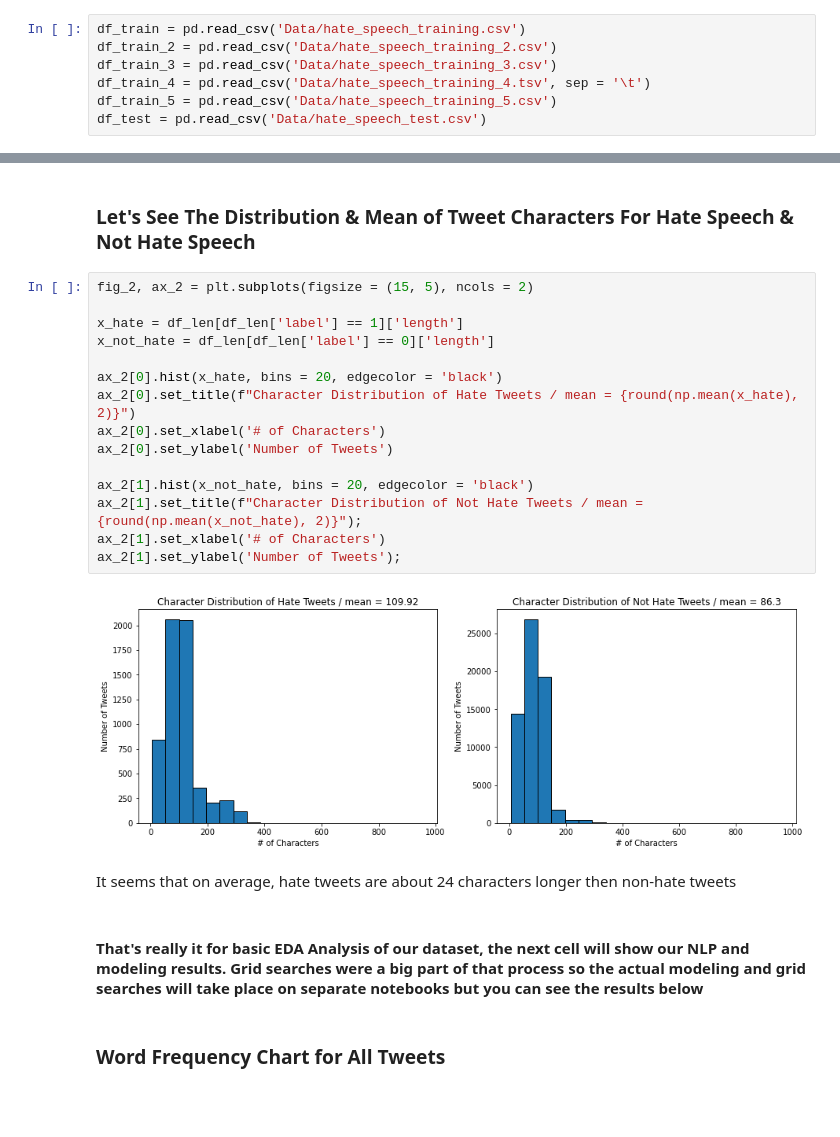
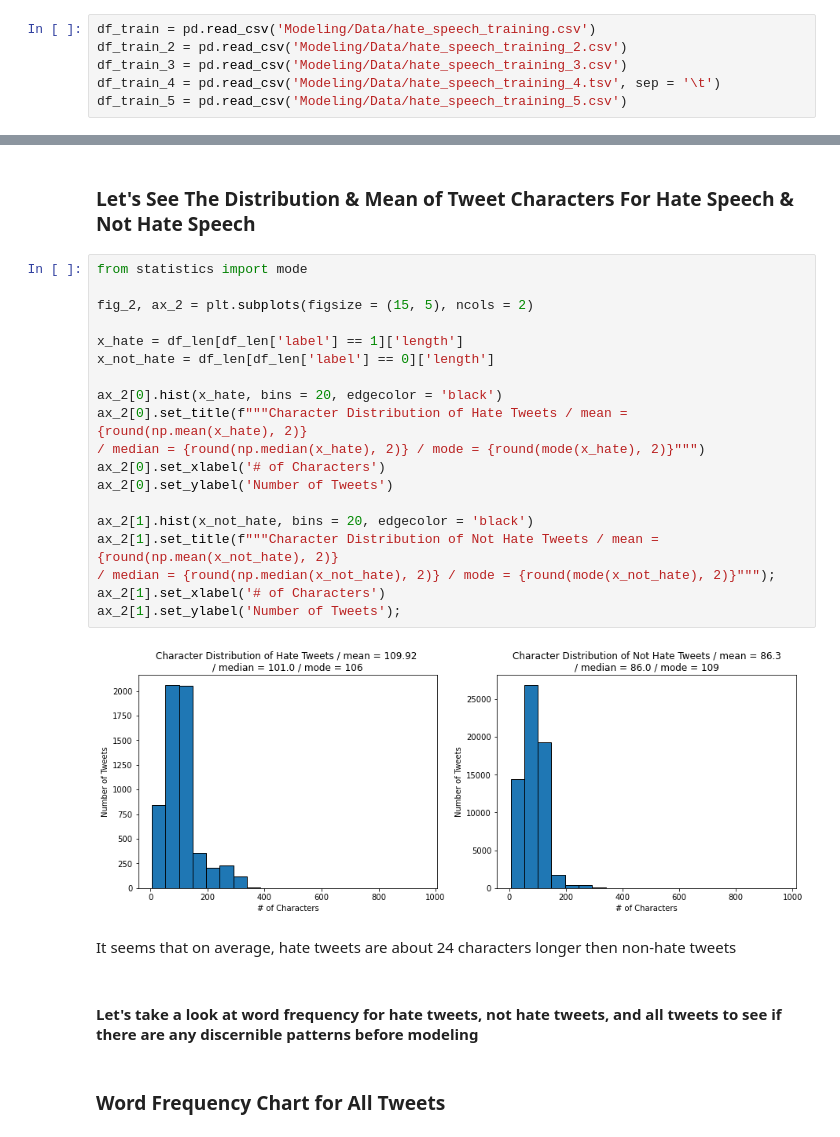
Before and after one commit to cdlc01/Twitter_Hate_Speech_Analysis, a Jupyter notebook: EDA.ipynb, the cells around one changed output, grey strips where cells are left out. Saved outputs shown, nothing was run; the diff lists cells and outputs as text; blank space fills up the shorter version.

Commit message:
Added modeling notebooks from AWS

```diff
--- a/EDA.ipynb
+++ b/EDA.ipynb
@@ -16,12 +16,11 @@ warnings.filterwarnings("ignore")
 # %% [markdown]
 ### Load Up Datasets
 # %%
-df_train = pd.read_csv('Data/hate_speech_training.csv')
-df_train_2 = pd.read_csv('Data/hate_speech_training_2.csv')
-df_train_3 = pd.read_csv('Data/hate_speech_training_3.csv')
-df_train_4 = pd.read_csv('Data/hate_speech_training_4.tsv', sep = '\t')
-df_train_5 = pd.read_csv('Data/hate_speech_training_5.csv')
-df_test = pd.read_csv('Data/hate_speech_test.csv')
+df_train = pd.read_csv('Modeling/Data/hate_speech_training.csv')
+df_train_2 = pd.read_csv('Modeling/Data/hate_speech_training_2.csv')
+df_train_3 = pd.read_csv('Modeling/Data/hate_speech_training_3.csv')
+df_train_4 = pd.read_csv('Modeling/Data/hate_speech_training_4.tsv', sep = '\t')
+df_train_5 = pd.read_csv('Modeling/Data/hate_speech_training_5.csv')
 # %% [markdown]
 ### Clean Up Datasets and Map Hate Speech to 1 and Non Hate Speech to 0
 # %%
@@ -118,26 +119,30 @@ The p-value is less then your average alpha of 0.05 which means there is a stati
 # %% [markdown]
 ### Let's See The Distribution & Mean of Tweet Characters For Hate Speech & Not Hate Speech
 # %%
+from statistics import mode
+
 fig_2, ax_2 = plt.subplots(figsize = (15, 5), ncols = 2)
 
 x_hate = df_len[df_len['label'] == 1]['length']
 x_not_hate = df_len[df_len['label'] == 0]['length']
 
 ax_2[0].hist(x_hate, bins = 20, edgecolor = 'black')
-ax_2[0].set_title(f"Character Distribution of Hate Tweets / mean = {round(np.mean(x_hate), 2)}")
+ax_2[0].set_title(f"""Character Distribution of Hate Tweets / mean = {round(np.mean(x_hate), 2)}
+/ median = {round(np.median(x_hate), 2)} / mode = {round(mode(x_hate), 2)}""")
 ax_2[0].set_xlabel('# of Characters')
 ax_2[0].set_ylabel('Number of Tweets')
 
 ax_2[1].hist(x_not_hate, bins = 20, edgecolor = 'black')
-ax_2[1].set_title(f"Character Distribution of Not Hate Tweets / mean = {round(np.mean(x_not_hate), 2)}");
+ax_2[1].set_title(f"""Character Distribution of Not Hate Tweets / mean = {round(np.mean(x_not_hate), 2)}
+/ median = {round(np.median(x_not_hate), 2)} / mode = {round(mode(x_not_hate), 2)}""");
 ax_2[1].set_xlabel('# of Characters')
 ax_2[1].set_ylabel('Number of Tweets');
 # %% [output]
-[figure, old version]
+[figure, new version]
 # %% [markdown]
 It seems that on average, hate tweets are about 24 characters longer then non-hate tweets
-# %% [markdown]
-#### That's really it for basic EDA Analysis of our dataset, the next cell will show our NLP and modeling results. Grid searches were a big part of that process so the actual modeling and grid searches will take place on separate notebooks but you can see the results below
+# %% [markdown]
+#### Let's take a look at word frequency for hate tweets, not hate tweets, and all tweets to see if there are any discernible patterns before modeling
 # %% [markdown]
 ### Word Frequency Chart for All Tweets
 # %%
```
Also changed, not shown: parts of 60 cells of this notebook, 9 other files.
